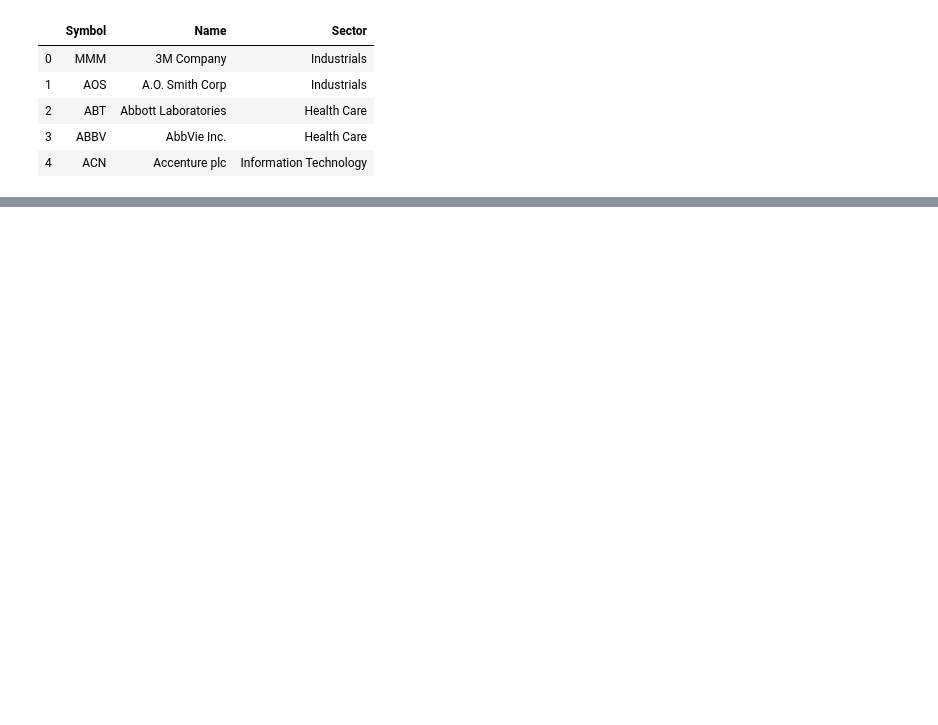
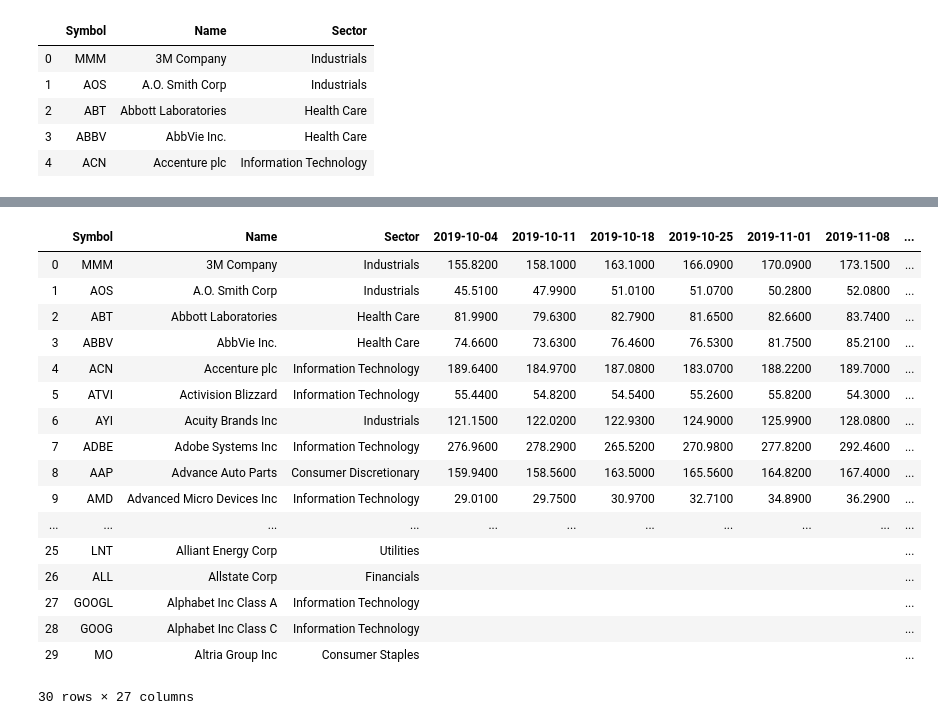
Before and after one commit to bhhnguyen/DataViz-Proj1, a Jupyter notebook: Wendy_ProjectDraft.ipynb, the cells around one changed output, grey strips where cells are left out. Saved outputs shown, nothing was run; the diff lists cells and outputs as text; code cells hidden in the pictures; blank space fills up the shorter version.

Commit message:
Created Date Columns and partial weekly close values

```diff
--- a/Wendy_ProjectDraft.ipynb
+++ b/Wendy_ProjectDraft.ipynb
@@ -12,8 +13,8 @@ from config import apikey
 #https://www.alphavantage.co/query?function=TIME_SERIES_DAILY&symbol=MSFT&apikey=demo
 base_url = "https://www.alphavantage.co/query?"
 params = {
-    "function":"TIME_SERIES_DAILY",
-    "symbol":"",
+    "function":"TIME_SERIES_WEEKLY",
+    "symbol":"",   #REMOVE AFTER VERIFYING
     "apikey":apikey
 }
 
@@ -32,0 +44,5 @@ stock_data.head()
+# %%
+hardcode_weeks = ["2019-10-04", "2019-10-11","2019-10-18", "2019-10-25", "2019-11-01", "2019-11-08",
+                  "2019-11-15", "2019-11-22", "2019-11-29", "2019-12-06", "2019-12-13", "2019-12-20",
+                  "2019-12-27", "2020-01-03", "2020-01-10", "2020-01-17", "2020-01-24", "2020-01-31",
+                  "2020-02-07", "2020-02-14", "2020-02-21", "2020-02-28", "2020-03-06", "2020-03-13"]
@@ -32,0 +53,3 @@ stock_data.head()
+# %%
+for item in hardcode_weeks:
+    stock_data[item]=""
@@ -32,0 +72,34 @@ stock_data.head()
+# %%
+for index, row in stock_data[25:30].iterrows():
+    params['symbol']=row["Symbol"]
+    response = requests.get(base_url, params=params).json()
+
+    for week in hardcode_weeks:
+        try:
+            stock_data.loc[index,week]= response["Weekly Time Series"][week]["4. close"]
+        except:
+            pass
+
+
+stock_data.to_csv("stock_export.csv")
+# %%
+stock_data.head(30)
+# %% [output]
+|  | Symbol | Name | Sector | 2019-10-04 | 2019-10-11 | 2019-10-18 | 2019-10-25 | 2019-11-01 | 2019-11-08 | ... |
+| 0 | MMM | 3M Company | Industrials | 155.8200 | 158.1000 | 163.1000 | 166.0900 | 170.0900 | 173.1500 | ... |
+| 1 | AOS | A.O. Smith Corp | Industrials | 45.5100 | 47.9900 | 51.0100 | 51.0700 | 50.2800 | 52.0800 | ... |
+| 2 | ABT | Abbott Laboratories | Health Care | 81.9900 | 79.6300 | 82.7900 | 81.6500 | 82.6600 | 83.7400 | ... |
+| 3 | ABBV | AbbVie Inc. | Health Care | 74.6600 | 73.6300 | 76.4600 | 76.5300 | 81.7500 | 85.2100 | ... |
+| 4 | ACN | Accenture plc | Information Technology | 189.6400 | 184.9700 | 187.0800 | 183.0700 | 188.2200 | 189.7000 | ... |
+| 5 | ATVI | Activision Blizzard | Information Technology | 55.4400 | 54.8200 | 54.5400 | 55.2600 | 55.8200 | 54.3000 | ... |
+| 6 | AYI | Acuity Brands Inc | Industrials | 121.1500 | 122.0200 | 122.9300 | 124.9000 | 125.9900 | 128.0800 | ... |
+| 7 | ADBE | Adobe Systems Inc | Information Technology | 276.9600 | 278.2900 | 265.5200 | 270.9800 | 277.8200 | 292.4600 | ... |
+| 8 | AAP | Advance Auto Parts | Consumer Discretionary | 159.9400 | 158.5600 | 163.5000 | 165.5600 | 164.8200 | 167.4000 | ... |
+| 9 | AMD | Advanced Micro Devices Inc | Information Technology | 29.0100 | 29.7500 | 30.9700 | 32.7100 | 34.8900 | 36.2900 | ... |
+| ... | ... | ... | ... | ... | ... | ... | ... | ... | ... | ... |
+| 25 | LNT | Alliant Energy Corp | Utilities |  |  |  |  |  |  | ... |
+| 26 | ALL | Allstate Corp | Financials |  |  |  |  |  |  | ... |
+| 27 | GOOGL | Alphabet Inc Class A | Information Technology |  |  |  |  |  |  | ... |
+| 28 | GOOG | Alphabet Inc Class C | Information Technology |  |  |  |  |  |  | ... |
+| 29 | MO | Altria Group Inc | Consumer Staples |  |  |  |  |  |  | ... |
+30 rows × 27 columns
```
Also changed, not shown: parts of 5 cells of this notebook, 1 other file.
